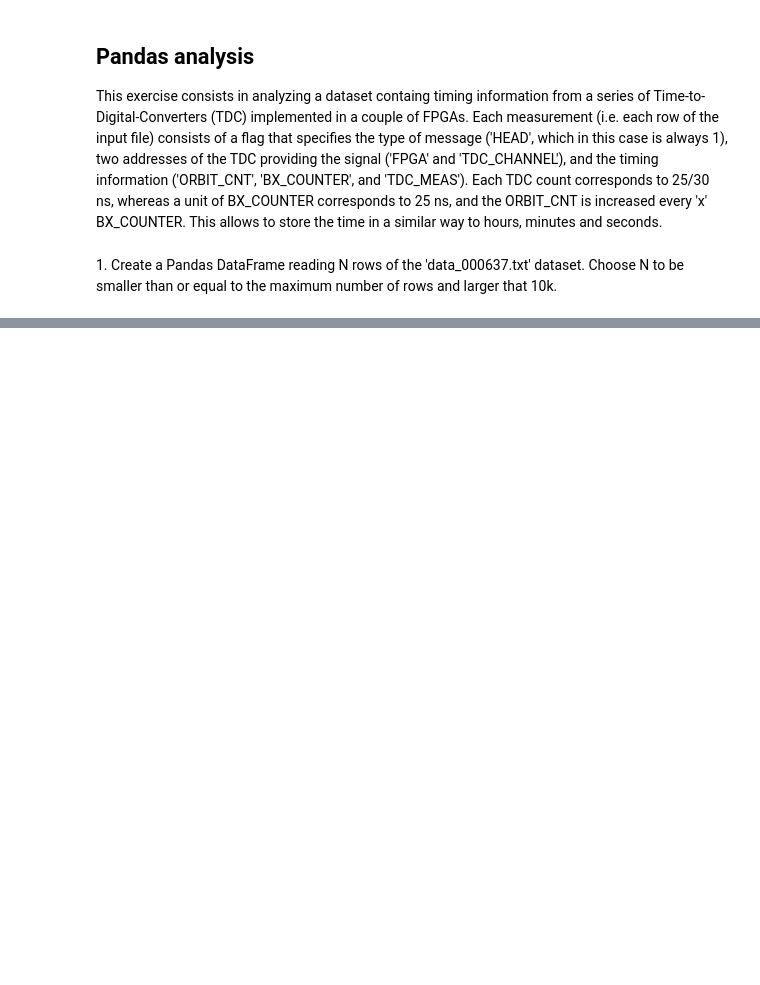
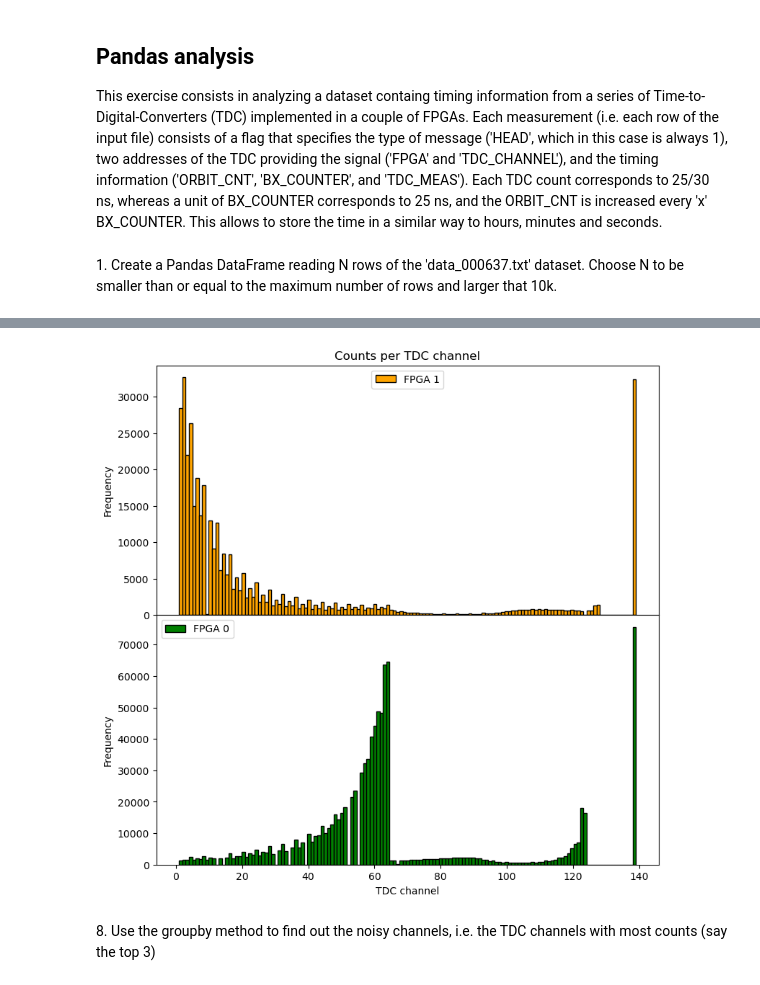
Before and after one commit to androjaslo/LaboratoryOfComputationalPhysics_Y8, a Jupyter notebook: 06ex_Pandas.ipynb, the cells around one changed output, grey strips where cells are left out. Saved outputs shown, nothing was run; the diff lists cells and outputs as text; code cells hidden in the pictures; blank space fills up the shorter version.

```diff
--- a/06ex_Pandas.ipynb
+++ b/06ex_Pandas.ipynb
@@ -27,0 +168,14 @@ import pandas as pd
+# %%
+fig,(ax1,ax2)=plt.subplots(2,1,figsize=(9,9),sharex=True)
+df[df['FPGA']==1]['TDC_CHANNEL'].plot.hist(ax=ax1,color='orange',label='FPGA 1',edgecolor='k',bins=139)
+ax1.set_title('Counts per TDC channel')
+ax1.legend()
+df[df['FPGA']==0]['TDC_CHANNEL'].plot.hist(ax=ax2,color='green',label='FPGA 0',edgecolor='k',bins=139)
+plt.subplots_adjust(hspace=0)
+ax2.set_xlabel('TDC channel')
+ax2.legend()
+plt.show()
+# %% [output]
+[figure, added]
+# %% [markdown]
+8\. Use the groupby method to find out the noisy channels, i.e. the TDC channels with most counts (say the top 3)
```
Also changed, not shown: parts of 22 cells of this notebook, 8 other files.
